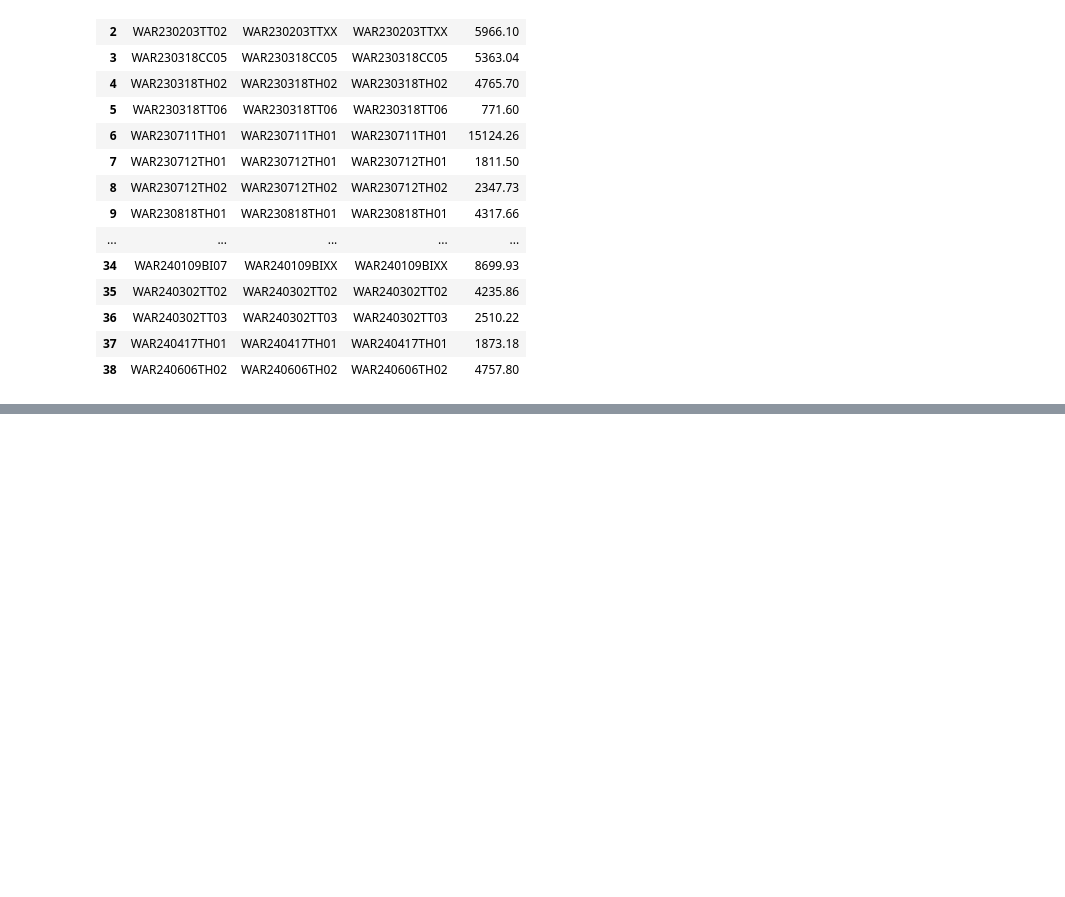
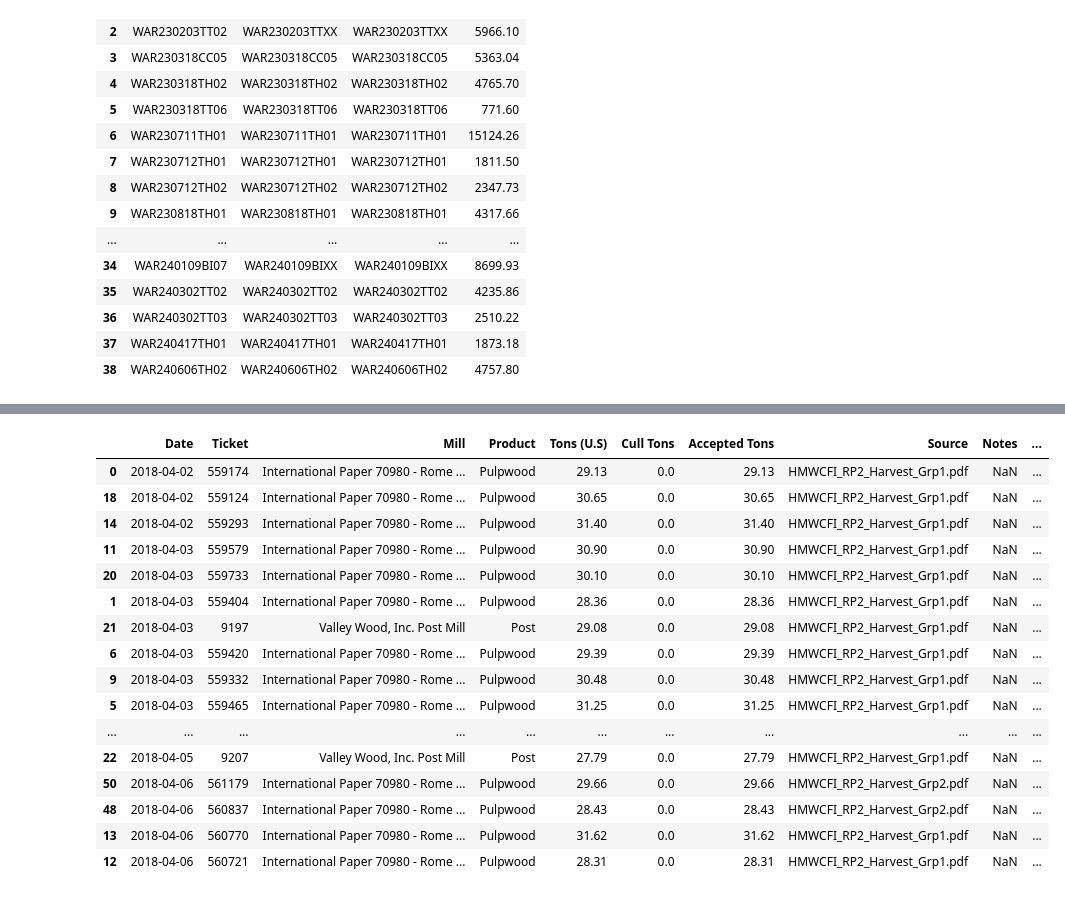
Before and after one commit to BilyBrown/sqlite3-tutorial, a Jupyter notebook: create_war_tables.ipynb, the cells around one changed output, grey strips where cells are left out. Cells and saved outputs as stored; diff of their text form; code cells hidden in the pictures; blank space fills up the shorter version.

```diff
--- a/create_war_tables.ipynb
+++ b/create_war_tables.ipynb
@@ -1097,0 +1244,20 @@ harvested_merged
+# %%
+mill_df_sorted[:25]
+# %% [output]
+|  | Date | Ticket | Mill | Product | Tons (U.S) | Cull Tons | Accepted Tons | Source | Notes | ... |
+| 0 | 2018-04-02 | 559174 | International Paper 70980 - Rome ... | Pulpwood | 29.13 | 0.0 | 29.13 | HMWCFI_RP2_Harvest_Grp1.pdf | NaN | ... |
+| 18 | 2018-04-02 | 559124 | International Paper 70980 - Rome ... | Pulpwood | 30.65 | 0.0 | 30.65 | HMWCFI_RP2_Harvest_Grp1.pdf | NaN | ... |
+| 14 | 2018-04-02 | 559293 | International Paper 70980 - Rome ... | Pulpwood | 31.40 | 0.0 | 31.40 | HMWCFI_RP2_Harvest_Grp1.pdf | NaN | ... |
+| 11 | 2018-04-03 | 559579 | International Paper 70980 - Rome ... | Pulpwood | 30.90 | 0.0 | 30.90 | HMWCFI_RP2_Harvest_Grp1.pdf | NaN | ... |
+| 20 | 2018-04-03 | 559733 | International Paper 70980 - Rome ... | Pulpwood | 30.10 | 0.0 | 30.10 | HMWCFI_RP2_Harvest_Grp1.pdf | NaN | ... |
+| 1 | 2018-04-03 | 559404 | International Paper 70980 - Rome ... | Pulpwood | 28.36 | 0.0 | 28.36 | HMWCFI_RP2_Harvest_Grp1.pdf | NaN | ... |
+| 21 | 2018-04-03 | 9197 | Valley Wood, Inc. Post Mill | Post | 29.08 | 0.0 | 29.08 | HMWCFI_RP2_Harvest_Grp1.pdf | NaN | ... |
+| 6 | 2018-04-03 | 559420 | International Paper 70980 - Rome ... | Pulpwood | 29.39 | 0.0 | 29.39 | HMWCFI_RP2_Harvest_Grp1.pdf | NaN | ... |
+| 9 | 2018-04-03 | 559332 | International Paper 70980 - Rome ... | Pulpwood | 30.48 | 0.0 | 30.48 | HMWCFI_RP2_Harvest_Grp1.pdf | NaN | ... |
+| 5 | 2018-04-03 | 559465 | International Paper 70980 - Rome ... | Pulpwood | 31.25 | 0.0 | 31.25 | HMWCFI_RP2_Harvest_Grp1.pdf | NaN | ... |
+| ... | ... | ... | ... | ... | ... | ... | ... | ... | ... | ... |
+| 22 | 2018-04-05 | 9207 | Valley Wood, Inc. Post Mill | Post | 27.79 | 0.0 | 27.79 | HMWCFI_RP2_Harvest_Grp1.pdf | NaN | ... |
+| 50 | 2018-04-06 | 561179 | International Paper 70980 - Rome ... | Pulpwood | 29.66 | 0.0 | 29.66 | HMWCFI_RP2_Harvest_Grp2.pdf | NaN | ... |
+| 48 | 2018-04-06 | 560837 | International Paper 70980 - Rome ... | Pulpwood | 28.43 | 0.0 | 28.43 | HMWCFI_RP2_Harvest_Grp2.pdf | NaN | ... |
+| 13 | 2018-04-06 | 560770 | International Paper 70980 - Rome ... | Pulpwood | 31.62 | 0.0 | 31.62 | HMWCFI_RP2_Harvest_Grp1.pdf | NaN | ... |
+| 12 | 2018-04-06 | 560721 | International Paper 70980 - Rome ... | Pulpwood | 28.31 | 0.0 | 28.31 | HMWCFI_RP2_Harvest_Grp1.pdf | NaN | ... |
```
Also changed, not shown: parts of 18 cells of this notebook, 1 other file.
